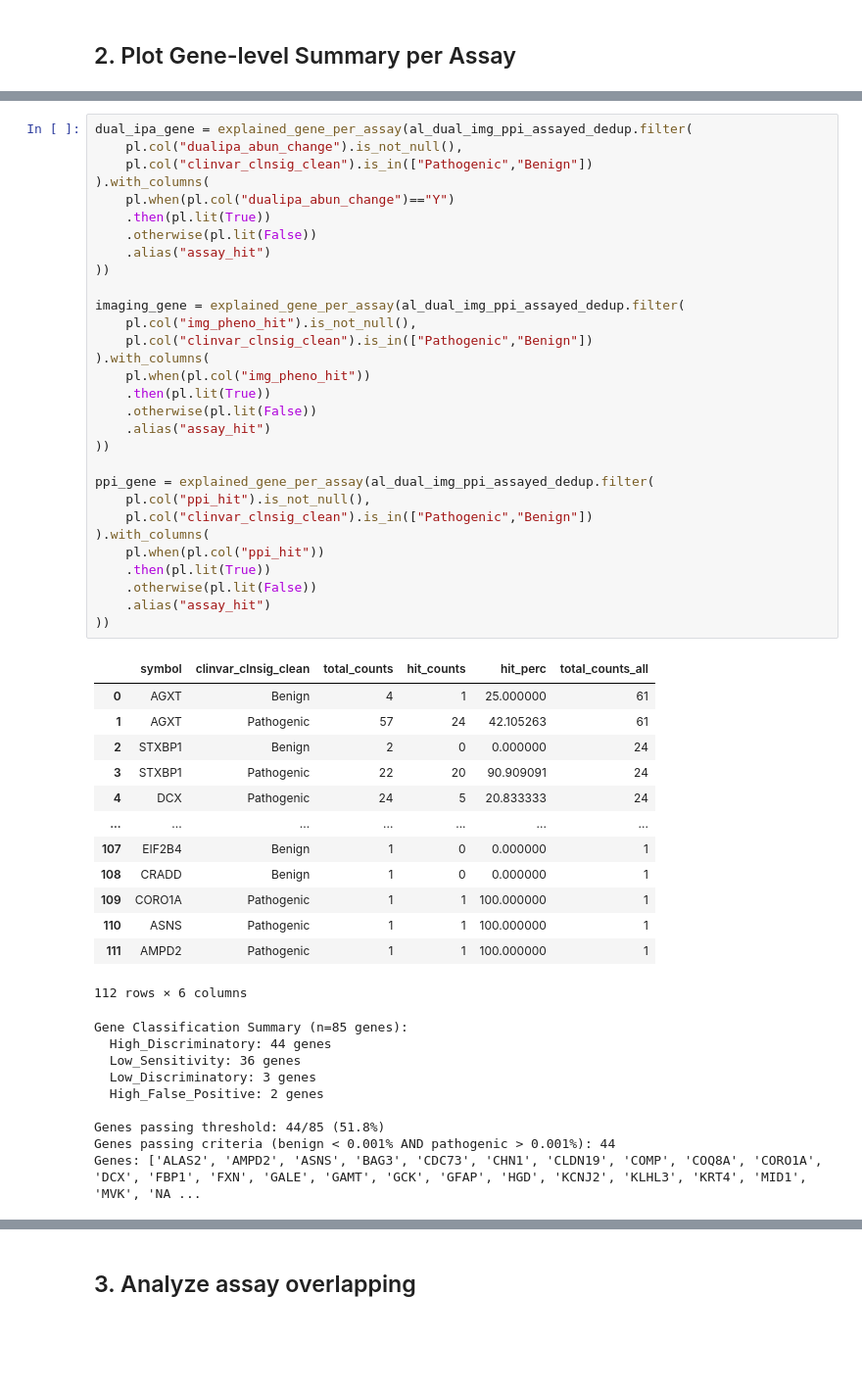
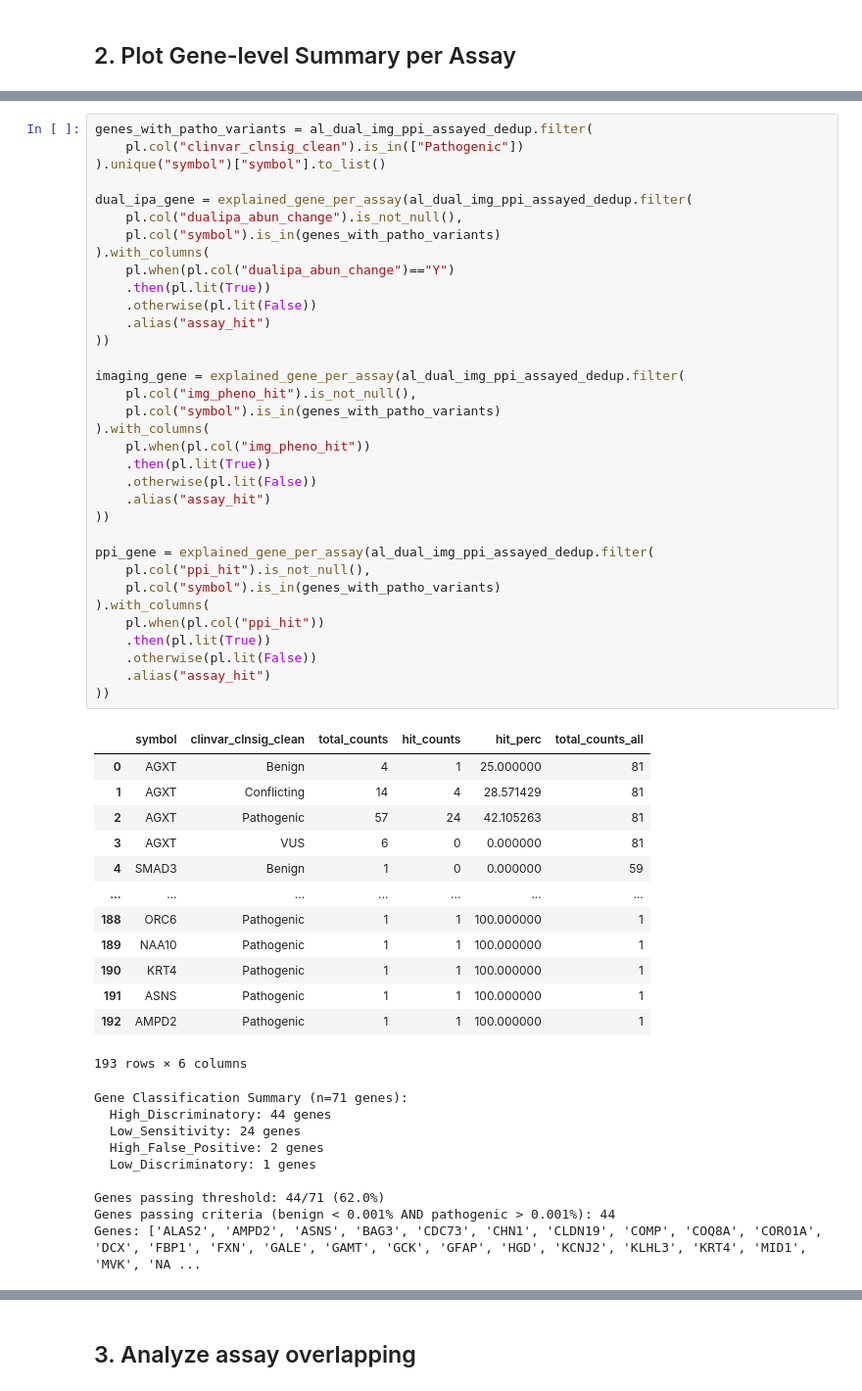
Before and after one commit to broadinstitute/2025_laval_submitted, a Jupyter notebook: 3_integrated_assay_results/2_analysis/0_all_assays_summary.ipynb, the cells around one changed output, grey strips where cells are left out. Shown at 98% size. Saved outputs shown, nothing was run; the diff lists cells and outputs as text; blank space fills up the shorter version.

```diff
--- a/3_integrated_assay_results/2_analysis/0_all_assays_summary.ipynb
+++ b/3_integrated_assay_results/2_analysis/0_all_assays_summary.ipynb
@@ -640,56 +547,60 @@ def explained_gene_per_assay(assay_df, show_plot=False, benign_thres=1e-3, patho
 
     return gene_summary_with_stats
 # %%
+genes_with_patho_variants = al_dual_img_ppi_assayed_dedup.filter(
+    pl.col("clinvar_clnsig_clean").is_in(["Pathogenic"])
+).unique("symbol")["symbol"].to_list()
+
 dual_ipa_gene = explained_gene_per_assay(al_dual_img_ppi_assayed_dedup.filter(
     pl.col("dualipa_abun_change").is_not_null(),
-    pl.col("clinvar_clnsig_clean").is_in(["Pathogenic","Benign"])
+    pl.col("symbol").is_in(genes_with_patho_variants)
 ).with_columns(
     pl.when(pl.col("dualipa_abun_change")=="Y")
     .then(pl.lit(True))
     .otherwise(pl.lit(False))
     .alias("assay_hit")
 ))
 
 imaging_gene = explained_gene_per_assay(al_dual_img_ppi_assayed_dedup.filter(
     pl.col("img_pheno_hit").is_not_null(),
-    pl.col("clinvar_clnsig_clean").is_in(["Pathogenic","Benign"])
+    pl.col("symbol").is_in(genes_with_patho_variants)
 ).with_columns(
     pl.when(pl.col("img_pheno_hit"))
     .then(pl.lit(True))
     .otherwise(pl.lit(False))
     .alias("assay_hit")
 ))
 
 ppi_gene = explained_gene_per_assay(al_dual_img_ppi_assayed_dedup.filter(
     pl.col("ppi_hit").is_not_null(),
-    pl.col("clinvar_clnsig_clean").is_in(["Pathogenic","Benign"])
+    pl.col("symbol").is_in(genes_with_patho_variants)
 ).with_columns(
     pl.when(pl.col("ppi_hit"))
     .then(pl.lit(True))
     .otherwise(pl.lit(False))
     .alias("assay_hit")
 ))
 # %% [output]
 |  | symbol | clinvar_clnsig_clean | total_counts | hit_counts | hit_perc | total_counts_all |
-| 0 | AGXT | Benign | 4 | 1 | 25.000000 | 61 |
-| 1 | AGXT | Pathogenic | 57 | 24 | 42.105263 | 61 |
-| 2 | STXBP1 | Benign | 2 | 0 | 0.000000 | 24 |
-| 3 | STXBP1 | Pathogenic | 22 | 20 | 90.909091 | 24 |
-| 4 | DCX | Pathogenic | 24 | 5 | 20.833333 | 24 |
+| 0 | AGXT | Benign | 4 | 1 | 25.000000 | 81 |
+| 1 | AGXT | Conflicting | 14 | 4 | 28.571429 | 81 |
+| 2 | AGXT | Pathogenic | 57 | 24 | 42.105263 | 81 |
+| 3 | AGXT | VUS | 6 | 0 | 0.000000 | 81 |
+| 4 | SMAD3 | Benign | 1 | 0 | 0.000000 | 59 |
 | ... | ... | ... | ... | ... | ... | ... |
-| 107 | EIF2B4 | Benign | 1 | 0 | 0.000000 | 1 |
-| 108 | CRADD | Benign | 1 | 0 | 0.000000 | 1 |
-| 109 | CORO1A | Pathogenic | 1 | 1 | 100.000000 | 1 |
-| 110 | ASNS | Pathogenic | 1 | 1 | 100.000000 | 1 |
-| 111 | AMPD2 | Pathogenic | 1 | 1 | 100.000000 | 1 |
+| 188 | ORC6 | Pathogenic | 1 | 1 | 100.000000 | 1 |
+| 189 | NAA10 | Pathogenic | 1 | 1 | 100.000000 | 1 |
+| 190 | KRT4 | Pathogenic | 1 | 1 | 100.000000 | 1 |
+| 191 | ASNS | Pathogenic | 1 | 1 | 100.000000 | 1 |
+| 192 | AMPD2 | Pathogenic | 1 | 1 | 100.000000 | 1 |
-112 rows × 6 columns
+193 rows × 6 columns
-Gene Classification Summary (n=85 genes):
+Gene Classification Summary (n=71 genes):
   High_Discriminatory: 44 genes
-  Low_Sensitivity: 36 genes
-  Low_Discriminatory: 3 genes
+  Low_Sensitivity: 24 genes
   High_False_Positive: 2 genes
+  Low_Discriminatory: 1 genes
 
-Genes passing threshold: 44/85 (51.8%)
+Genes passing threshold: 44/71 (62.0%)
 Genes passing criteria (benign < 0.001% AND pathogenic > 0.001%): 44
 Genes: ['ALAS2', 'AMPD2', 'ASNS', 'BAG3', 'CDC73', 'CHN1', 'CLDN19', 'COMP', 'COQ8A', 'CORO1A', 'DCX', 'FBP1', 'FXN', 'GALE', 'GAMT', 'GCK', 'GFAP', 'HGD', 'KCNJ2', 'KLHL3', 'KRT4', 'MID1', 'MVK', 'NA ...
 |  | symbol | clinvar_clnsig_clean | total_counts | hit_counts | hit_perc | total_counts_all |
```
Also changed, not shown: parts of 12 cells of this notebook, 3 other files.
